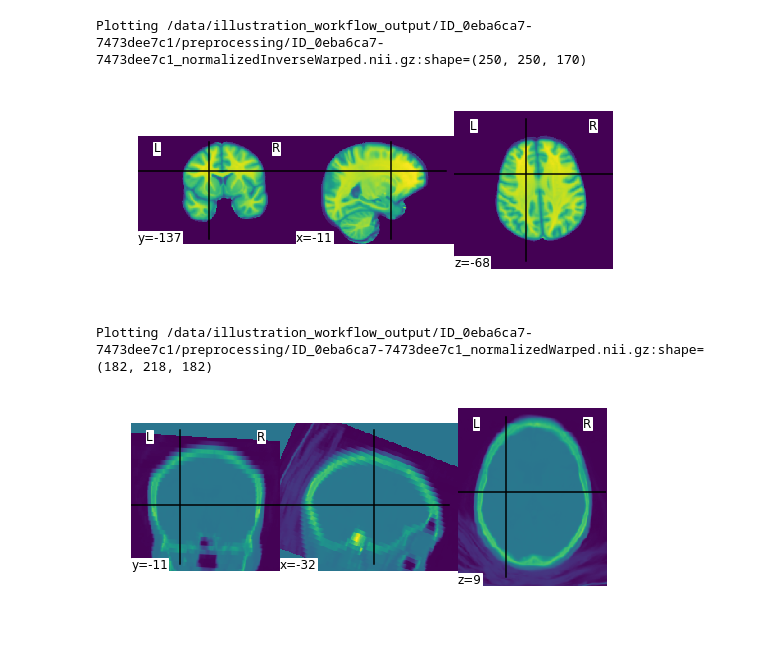
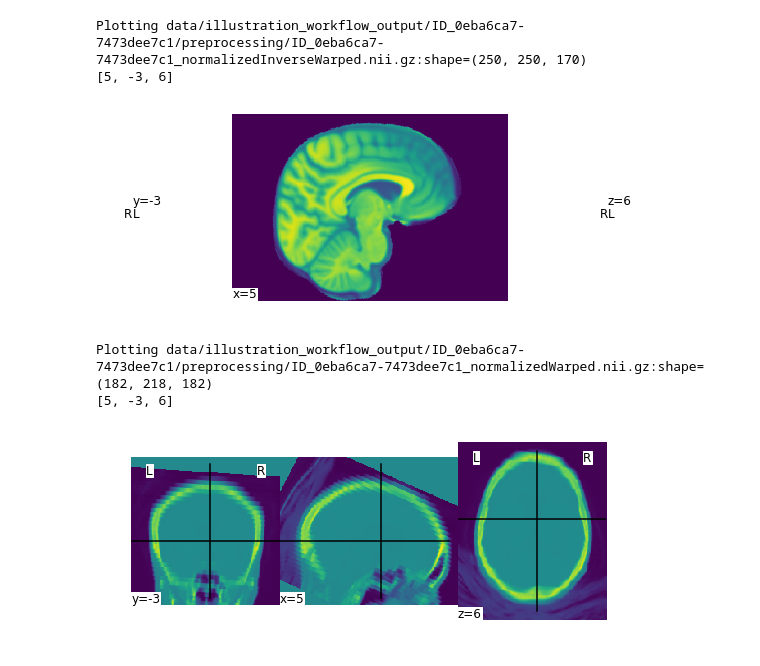
Before and after one commit to zhbai/AutoCT, a Jupyter notebook: notebooks/illustration.ipynb, the cells around one changed output. Cells and saved outputs as stored; diff of their text form; code cells hidden in the pictures.

Commit message:
update figures

```diff
--- a/notebooks/illustration.ipynb
+++ b/notebooks/illustration.ipynb
@@ -8,5 +43,5 @@ autoct.setup_logging('INFO')
 # %%
-output = '/data/illustration_workflow_output'
+output = 'data/illustration_workflow_output'
 mni_file = 'illustration_data/MNI152_T1_1mm_brain.nii.gz'
 atlas_file = 'illustration_data/New_atlas_cort_asym_sub.nii.gz'
 template_file = 'illustration_data/T_template0.nii.gz'
@@ -75,10 +75,12 @@ Total elapsed time: 3.8649e+02
 # %%
-plot_images(join(output, '*', 'preprocessing', '*.nii.gz'))
+p_plot_images(join(output, '*', 'preprocessing', '*.nii.gz'))
 # %% [output]
-Plotting /data/illustration_workflow_output/ID_0eba6ca7-7473dee7c1/preprocessing/ID_0eba6ca7-7473dee7c1_normalizedInverseWarped.nii.gz:shape=(250, 250, 170)
+Plotting data/illustration_workflow_output/ID_0eba6ca7-7473dee7c1/preprocessing/ID_0eba6ca7-7473dee7c1_normalizedInverseWarped.nii.gz:shape=(250, 250, 170)
+[5, -3, 6]
-[figure, old version]
+[figure, new version]
-Plotting /data/illustration_workflow_output/ID_0eba6ca7-7473dee7c1/preprocessing/ID_0eba6ca7-7473dee7c1_normalizedWarped.nii.gz:shape=(182, 218, 182)
+Plotting data/illustration_workflow_output/ID_0eba6ca7-7473dee7c1/preprocessing/ID_0eba6ca7-7473dee7c1_normalizedWarped.nii.gz:shape=(182, 218, 182)
+[5, -3, 6]
-[figure, old version]
+[figure, new version]
 # %%
 autoct.skull_strip(pattern=join(output, '*', 'preprocessing', '*.nii.gz'),
                 out_dir=output)
```
Also changed, not shown: parts of 15 cells of this notebook, 6 other files.
